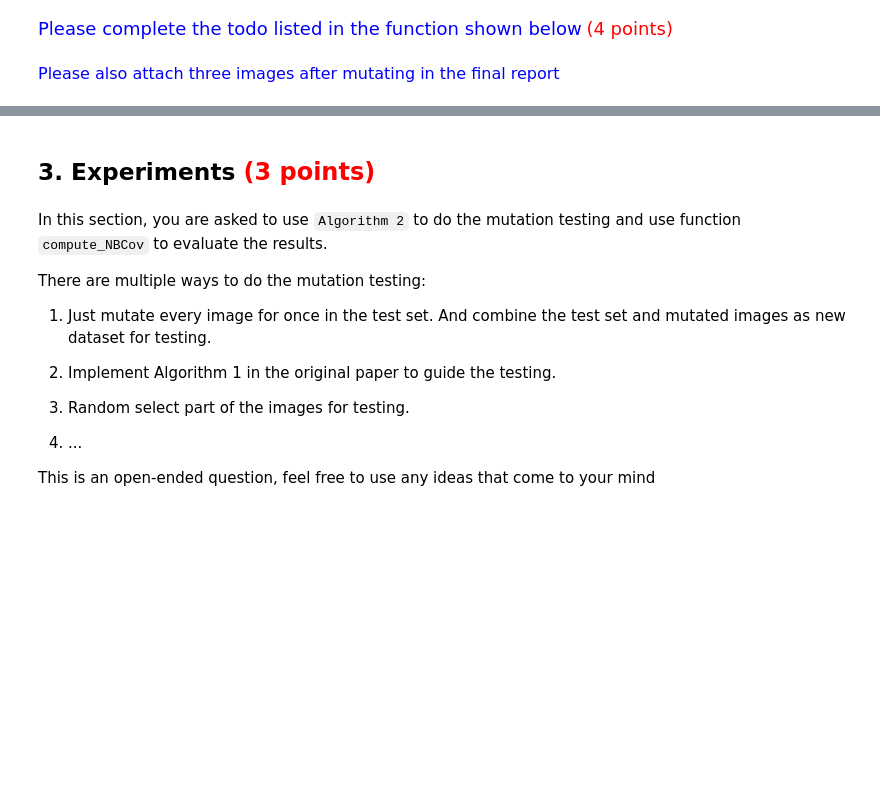
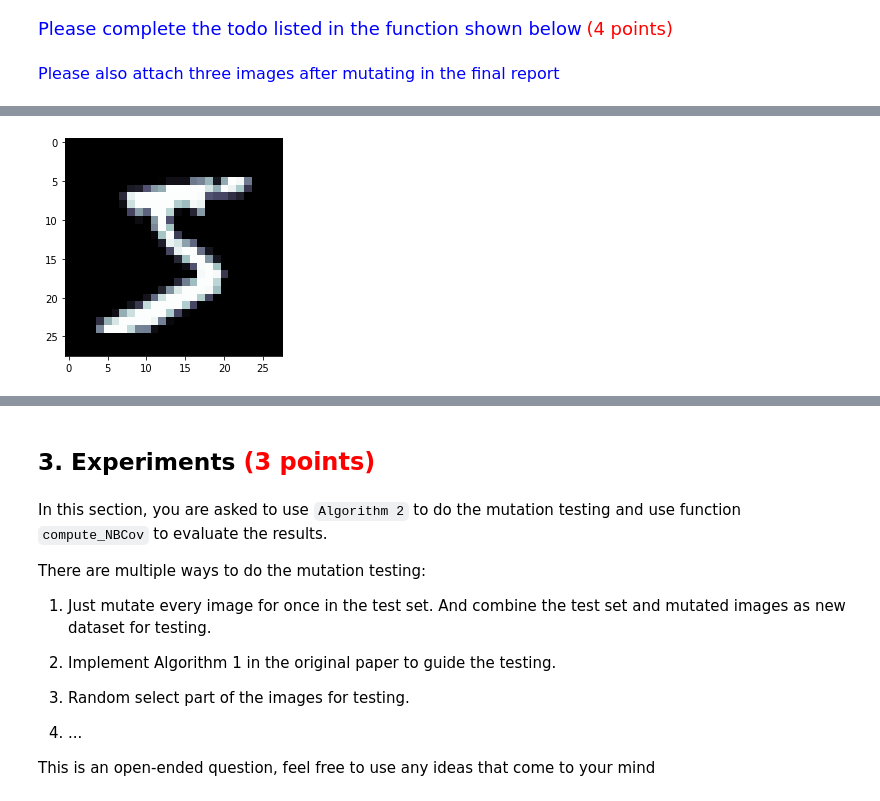
Before and after one commit to Sohrabbeig/MLSE, a Jupyter notebook: Assignment2/HW2.ipynb, the cells around one changed output, grey strips where cells are left out. Drawn from its saved outputs; the diff is of its cells as text; code cells hidden in the pictures; blank space fills up the shorter version.

Commit message:
Mutation algorithm

```diff
--- a/Assignment2/HW2.ipynb
+++ b/Assignment2/HW2.ipynb
@@ -752,10 +754,11 @@ def mutate_one(ref_img,
                 '''
 
                 # ======Below is TODO====== #
-                if : # line 12 of the algorithm 2. We move the comparision down here.
-
-
-                    return # Please fill the return field.
+                dif = ref_img - img_new
+                l0_ref = np.sum(dif != 0)
+                linf_ref = np.max(abs(dif))
+                if l0_ref < l0_threshold or linf_ref < l_infinity_threshold: # line 12 of the algorithm 2. We move the comparision down here.
+                    return ref_img, img_new, 0, 1, l0_ref, linf_ref
                 # ======Above is TODO====== #
 
             else:  # B, C
@@ -769,7 +772,7 @@ def mutate_one(ref_img,
                 ref_img = ref_img.reshape(ori_shape)
 
                 # ======Below is TODO====== #
-                return # Please fill the return field.
+                return ref_img, img_new, 1, 1, l0_ref, linf_ref
                 # ======Above is TODO====== #
 
         elif has_Affine == 1: # 0: can only choose class A. Line 6 of the original algorithm fails.
@@ -787,10 +790,12 @@ def mutate_one(ref_img,
             '''
 
             # ======Below is TODO====== #
-
-            if  : # line 12 of the algorithm 2. We move the comparision down here.
+            dif = ref_img - img_new
+            l0_new = l0_ref +  np.sum(dif != 0)
+            linf_new = max(linf_ref , np.max(abs(dif)))
+            if  l0_new < l0_threshold or linf_new < l_infinity_threshold: # line 12 of the algorithm 2. We move the comparision down here.
                 # The if statement is satisified, we can return the result.
-                return # Fill the return field.
+                return ref_img, img_new, 1, 1, l0_ref, linf_ref
 
             # ======Above is TODO====== #
 
@@ -824,0 +832,5 @@ plot_image(result[1])
+# %%
+result = mutate_one(seed,seed,False,0,0)
+plot_image(result[1])
+# %% [output]
+[figure, added]
```
Also changed, not shown: parts of 6 cells of this notebook, 3 other files.
